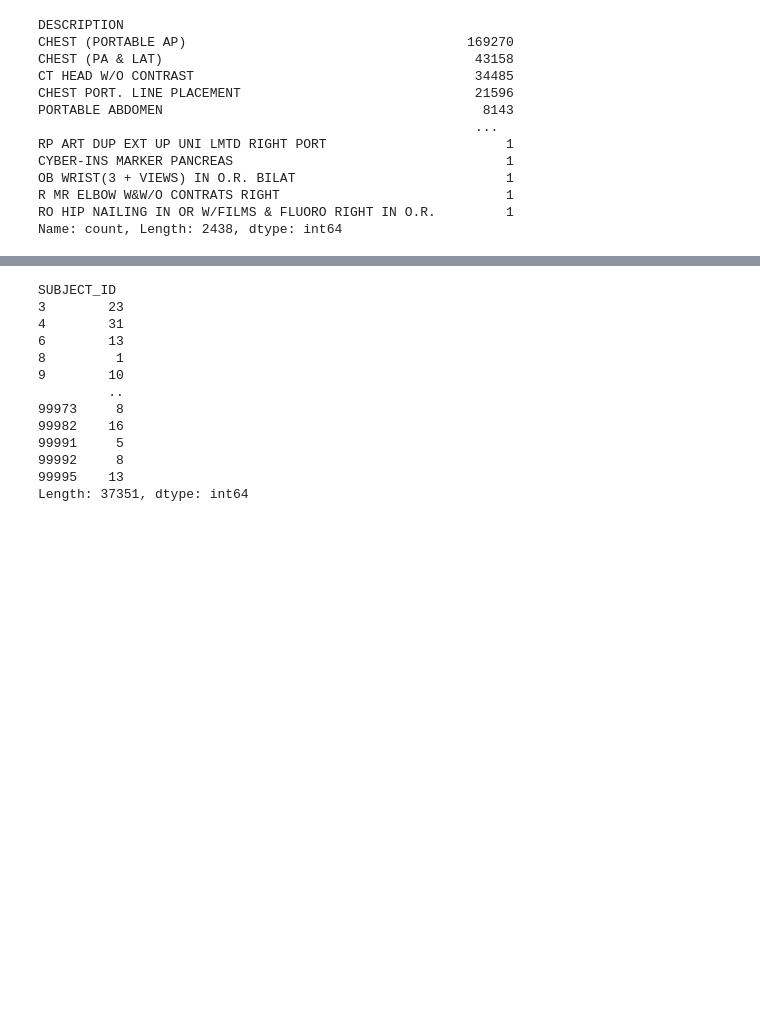
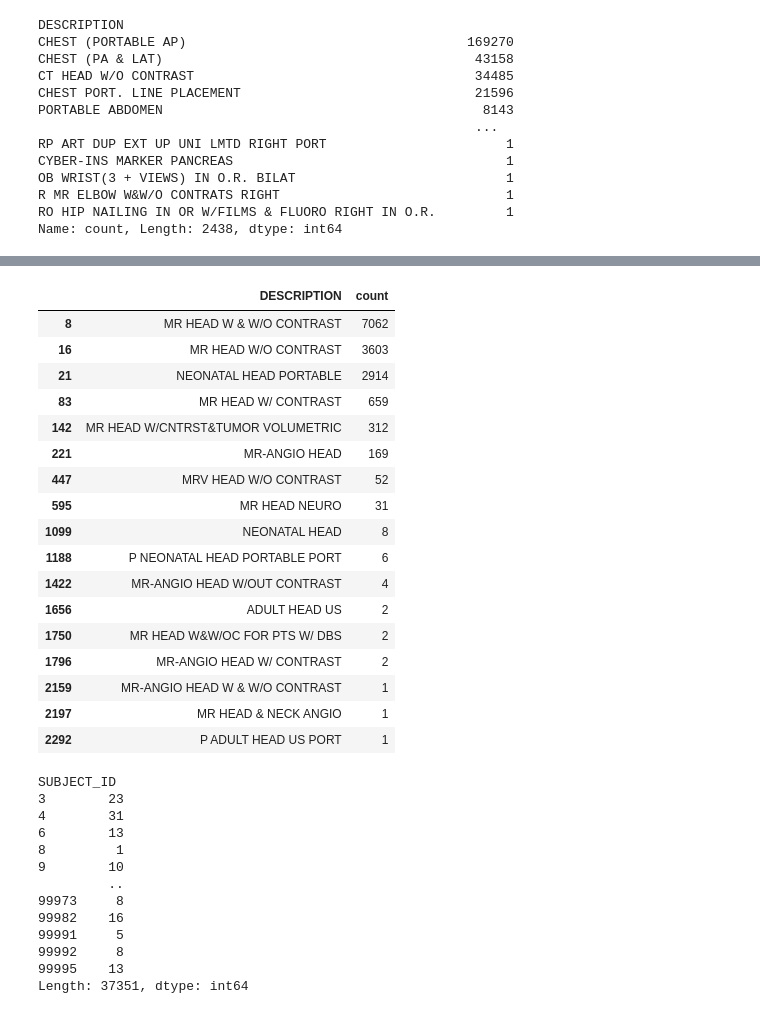
Before and after one commit to hashansl/cosc-526-data-engineering-project, a Jupyter notebook: test_data.ipynb, the cells around one changed output, grey strips where cells are left out. Saved outputs shown, nothing was run; the diff lists cells and outputs as text; code cells hidden in the pictures; blank space fills up the shorter version.

Commit message:
radiology ct scan test data

```diff
--- a/test_data.ipynb
+++ b/test_data.ipynb
@@ -107 +107,4 @@ RENAL U.S.                                  2960
 Name: count, dtype: int64
+# %%
+# make df_radiology['DESCRIPTION'].value_counts() a dataframe
+df_radiology_procedures = df_radiology['DESCRIPTION'].value_counts().reset_index()
@@ -108,3 +211,26 @@ Name: count, dtype: int64
+# %%
+# contains 'CHEST' but not 'CT' or 'MRI'
+mask = df_radiology_procedures['DESCRIPTION'].str.contains('HEAD') & ~df_radiology_procedures['DESCRIPTION'].str.contains('CT') & ~df_radiology_procedures['DESCRIPTION'].str.contains('MRI')
+df_radiology_procedures[mask]
+# %% [output]
+|  | DESCRIPTION | count |
+| 8 | MR HEAD W & W/O CONTRAST | 7062 |
+| 16 | MR HEAD W/O CONTRAST | 3603 |
+| 21 | NEONATAL HEAD PORTABLE | 2914 |
+| 83 | MR HEAD W/ CONTRAST | 659 |
+| 142 | MR HEAD W/CNTRST&TUMOR VOLUMETRIC | 312 |
+| 221 | MR-ANGIO HEAD | 169 |
+| 447 | MRV HEAD W/O CONTRAST | 52 |
+| 595 | MR HEAD NEURO | 31 |
+| 1099 | NEONATAL HEAD | 8 |
+| 1188 | P NEONATAL HEAD PORTABLE PORT | 6 |
+| 1422 | MR-ANGIO HEAD W/OUT CONTRAST | 4 |
+| 1656 | ADULT HEAD US | 2 |
+| 1750 | MR HEAD W&W/OC FOR PTS W/ DBS | 2 |
+| 1796 | MR-ANGIO HEAD W/ CONTRAST | 2 |
+| 2159 | MR-ANGIO HEAD W & W/O CONTRAST | 1 |
+| 2197 | MR HEAD & NECK ANGIO | 1 |
+| 2292 | P ADULT HEAD US PORT | 1 |
 # %%
 # group by subject_id and count the number of notes
 df_radiology.groupby('SUBJECT_ID').size()
```
Also changed, not shown: parts of 7 cells of this notebook.
